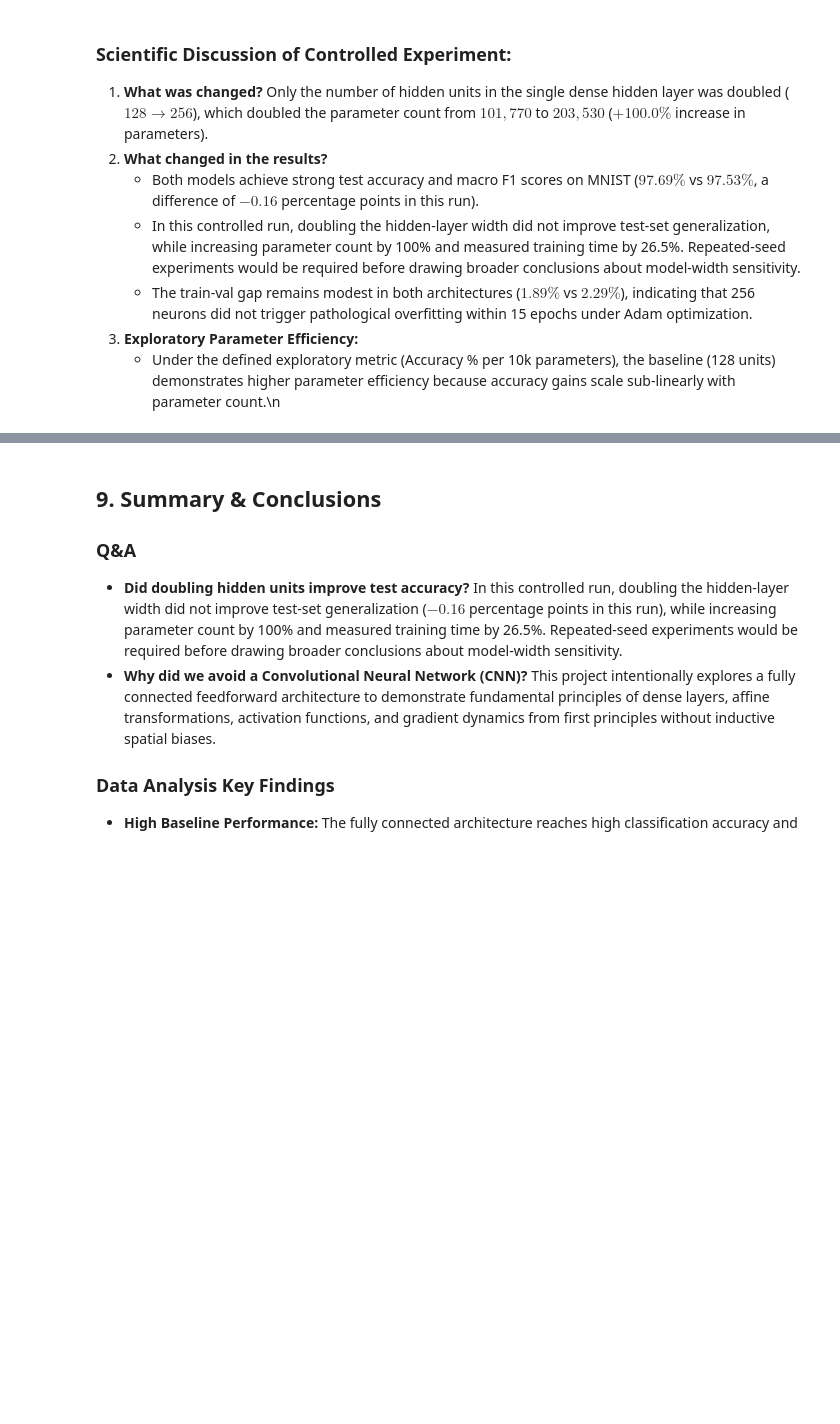
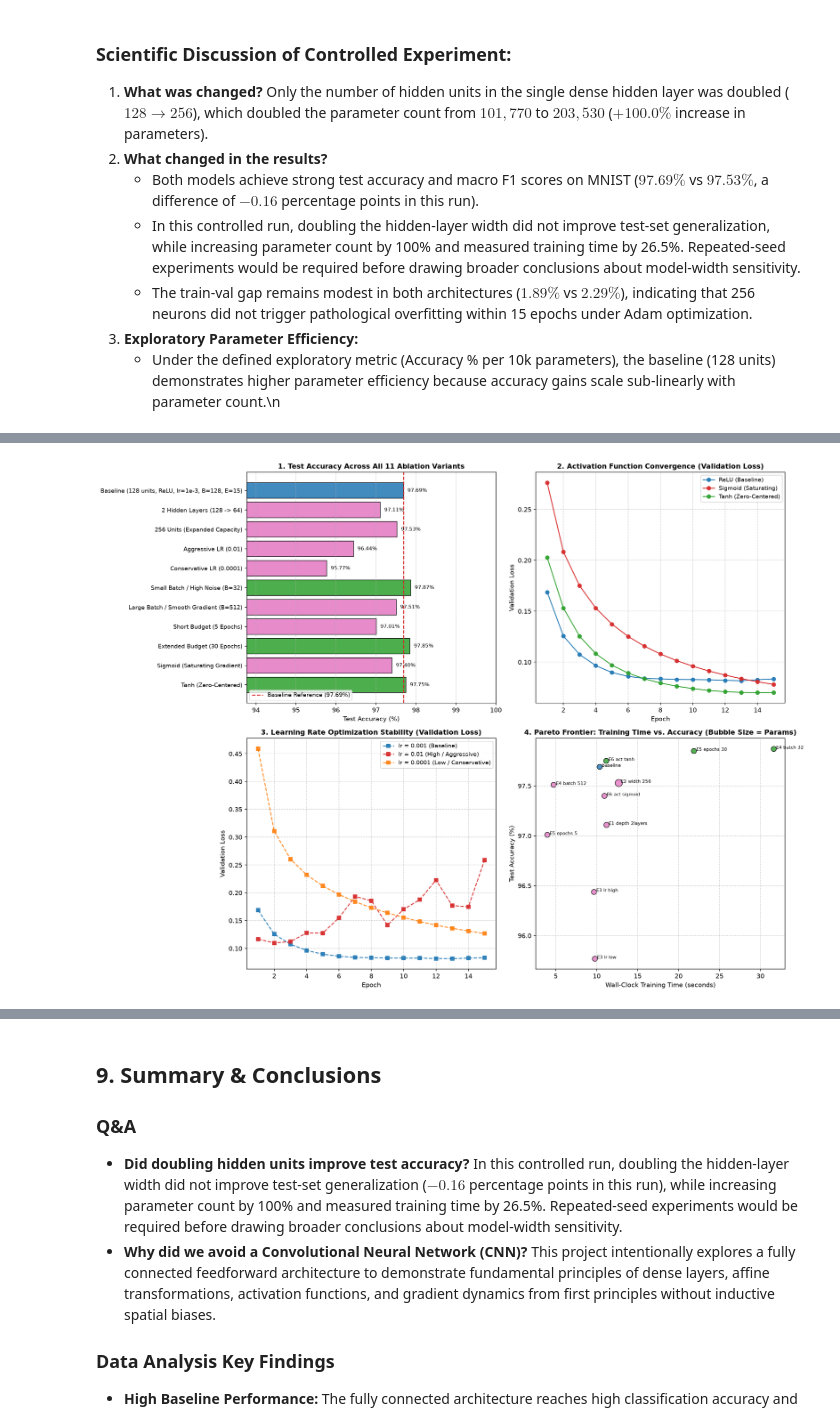
Before and after one commit to Aryan-SZ13/AIML-Recruitment-2026-Aryan-Singh, a Jupyter notebook: notebooks/mnist_neural_network.ipynb, the cells around one changed output, grey strips where cells are left out. Cells and saved outputs as stored; diff of their text form; code cells hidden in the pictures; blank space fills up the shorter version.

Commit message:
feat(experiments): add comprehensive 6-dimensional ablation suite

```diff
--- a/notebooks/mnist_neural_network.ipynb
+++ b/notebooks/mnist_neural_network.ipynb
@@ -447,0 +458,25 @@ plt.show()
+# %%
+import json
+import pandas as pd
+from src import config
+
+with open(config.SUITE_MANIFEST_PATH, 'r') as f:
+    suite_manifest = json.load(f)
+
+df_suite = pd.DataFrame(suite_manifest['results'])
+display_cols = ['name', 'total_params', 'training_time_sec', 'test_accuracy', 'test_loss', 'macro_f1', 'train_val_gap']
+df_display = df_suite[display_cols].copy()
+df_display['test_accuracy'] = (df_display['test_accuracy'] * 100).map('{:.2f}%'.format)
+df_display['train_val_gap'] = (df_display['train_val_gap'] * 100).map('{:.2f}%'.format)
+df_display.columns = ['Variant', 'Parameters', 'Time (s)', 'Test Acc', 'Test Loss', 'Macro F1', 'Train-Val Gap']
+df_display
+# %%
+from src.visualize import plot_all_experiments_summary
+
+with open(os.path.join(config.RESULTS_DIR, 'suite_histories.json'), 'r') as f:
+    suite_hist = json.load(f)
+
+fig_suite = plot_all_experiments_summary(suite_manifest['results'], suite_hist)
+plt.show()
+# %% [output]
+[figure, added]
```
Also changed, not shown: parts of 6 cells of this notebook, 8 other files.
